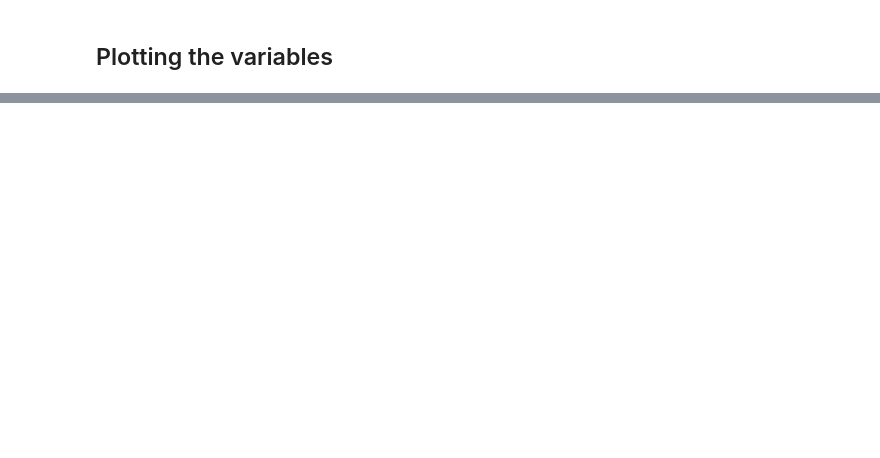
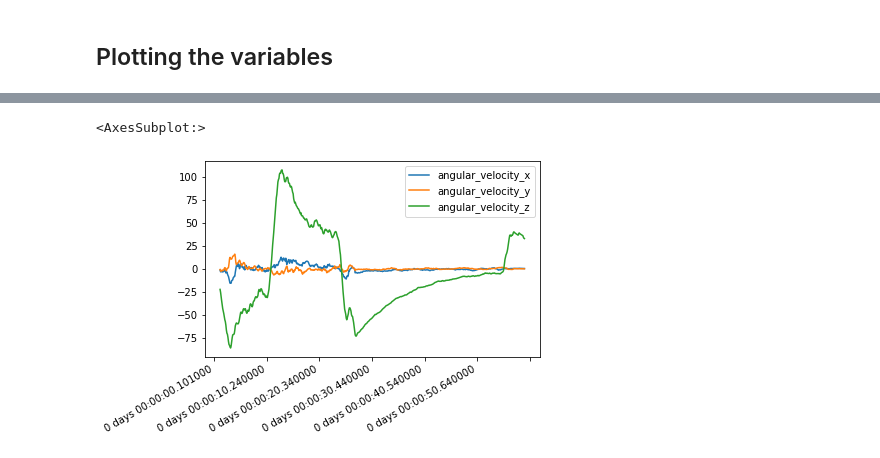
Before and after one commit to hallav/legorobot, a Jupyter notebook: analysis/data_retrieval_tests.ipynb, the cells around one changed output, grey strips where cells are left out. Drawn from its saved outputs; the diff is of its cells as text; code cells hidden in the pictures; blank space fills up the shorter version.

```diff
--- a/analysis/data_retrieval_tests.ipynb
+++ b/analysis/data_retrieval_tests.ipynb
@@ -59,0 +77,5 @@ robot_df['distance'].plot()
+# %%
+robot_df.filter(regex='angular_velocity').rolling(12).mean().plot()
+# %% [output]
+<AxesSubplot:>
+[figure, added]
```
Also changed, not shown: parts of 12 cells of this notebook, 2 other files.
